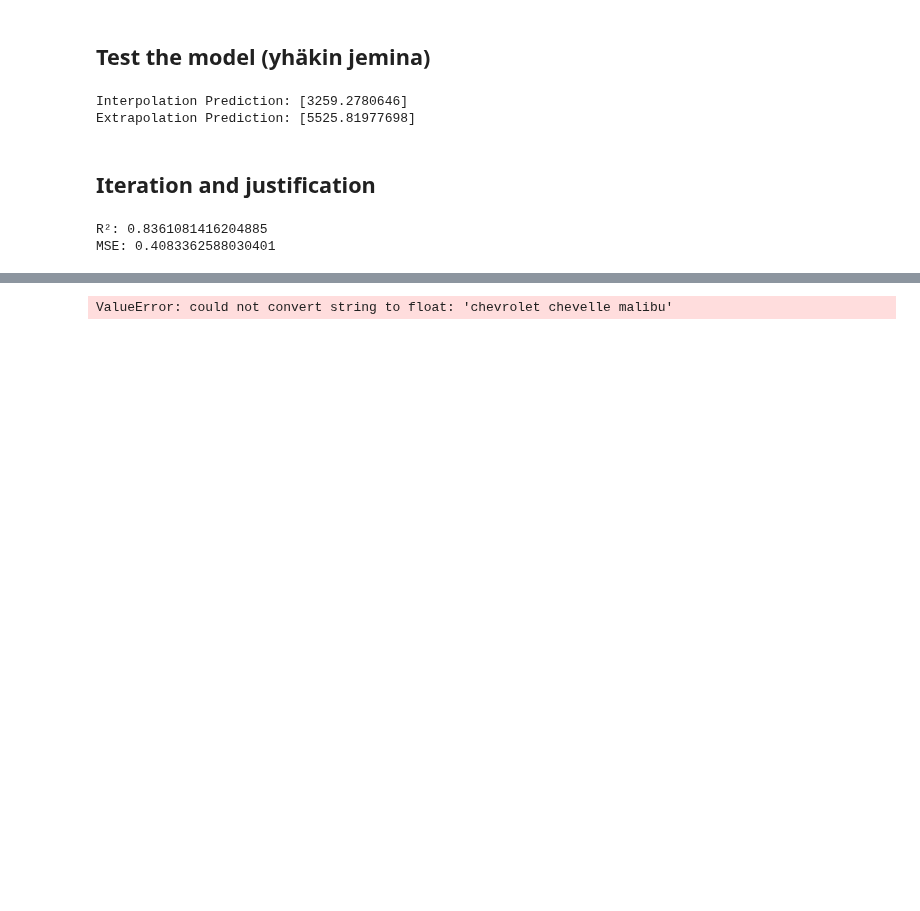
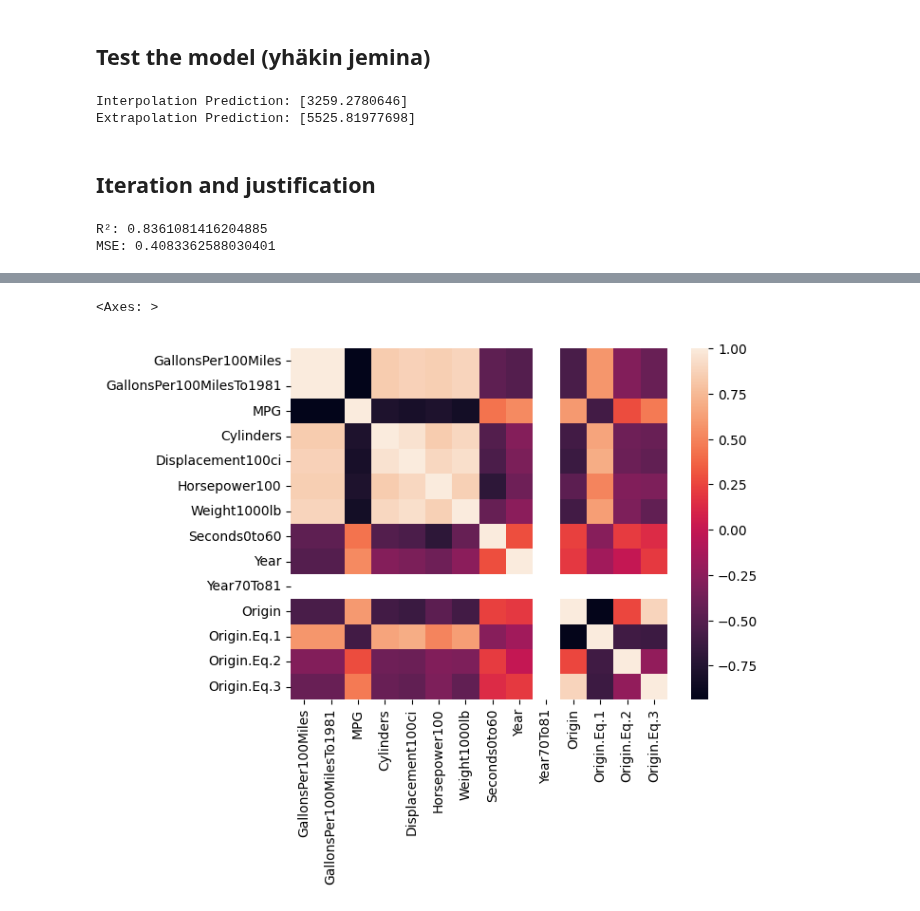
Before and after one commit to jemlau/PredictiveAnalyticsWithPython, a Jupyter notebook: Topic4/LinearRegression_for_AutoMPG_data_v2.ipynb, the cells around one changed output, grey strips where cells are left out. Cells and saved outputs as stored; diff of their text form; code cells hidden in the pictures; blank space fills up the shorter version.

```diff
--- a/Topic4/LinearRegression_for_AutoMPG_data_v2.ipynb
+++ b/Topic4/LinearRegression_for_AutoMPG_data_v2.ipynb
@@ -154,4 +153,0 @@ sns.pairplot(df, kind = 'reg')
-# %%
-df.corr()
-# %% [output]
-ValueError: could not convert string to float: 'chevrolet chevelle malibu'
@@ -158,7 +156,10 @@ ValueError: could not convert string to float: 'chevrolet chevelle malibu'
 # %%
 # heatmap korrelaatiokertoimista
 #sns.heatmap(df.corr(), annot = True)
-sns.heatmap(df.corr())
+sns.heatmap(numeric_df.corr())
+# %% [output]
+<Axes: >
+[figure, added]
 # %%
 # Let's check MPG and Weight1000lb as a jointplot
 ax1 = sns.jointplot(data = df, x = 'MPG', y = 'Weight1000lb')
```
Also changed, not shown: parts of 16 cells of this notebook.
